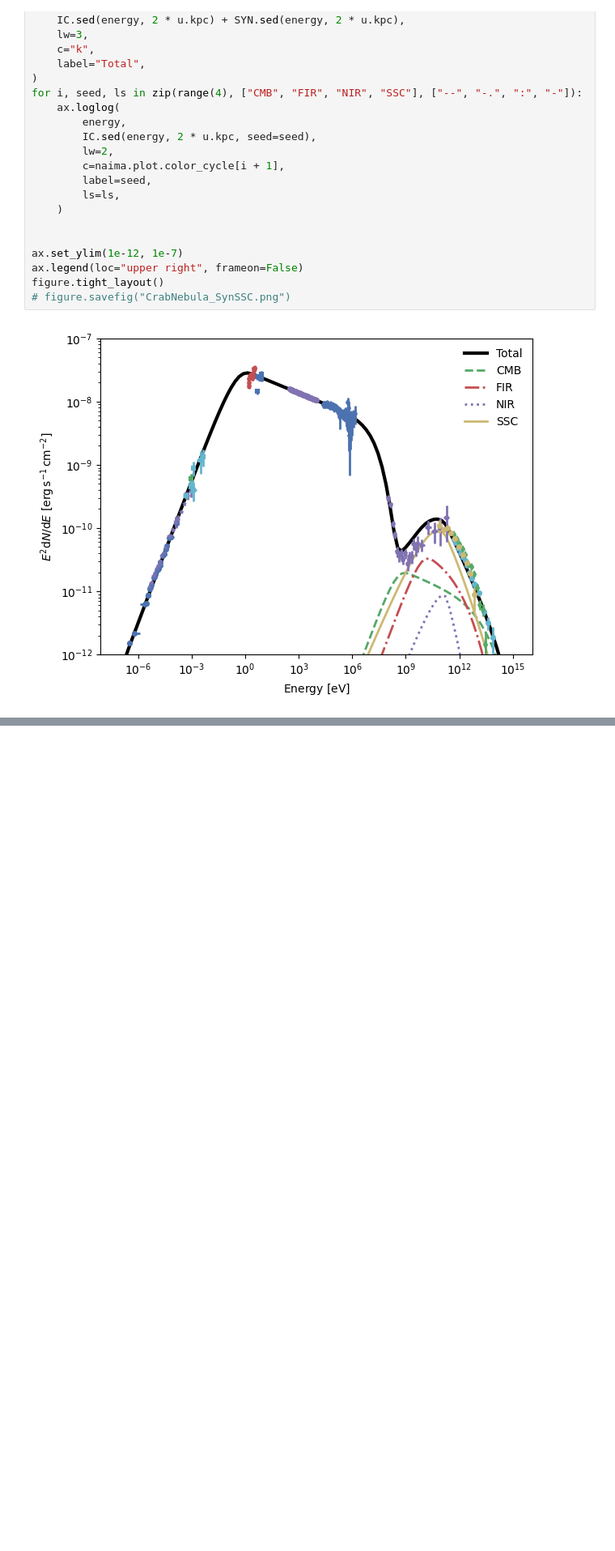
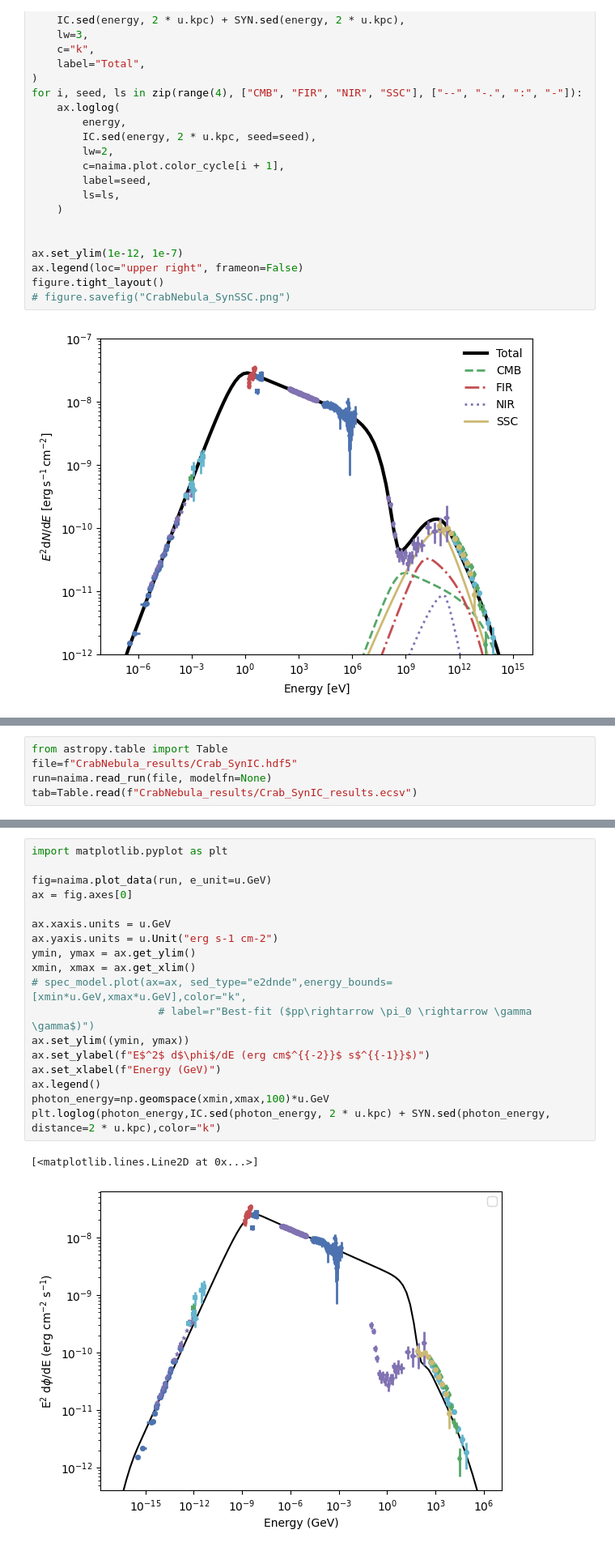
Before and after one commit to aaguasca/naima_handson, a Jupyter notebook: scripts/fit_crab.ipynb, the cells around one changed output, grey strips where cells are left out. Shown at 81% size. Cells and saved outputs as stored; diff of their text form; blank space fills up the shorter version.

```diff
--- a/scripts/fit_crab.ipynb
+++ b/scripts/fit_crab.ipynb
@@ -76,0 +219,5 @@ figure.tight_layout()
+# %%
+from astropy.table import Table
+file=f"CrabNebula_results/Crab_SynIC.hdf5"
+run=naima.read_run(file, modelfn=None)
+tab=Table.read(f"CrabNebula_results/Crab_SynIC_results.ecsv")
@@ -76,0 +271,21 @@ figure.tight_layout()
+# %%
+import matplotlib.pyplot as plt
+
+fig=naima.plot_data(run, e_unit=u.GeV)
+ax = fig.axes[0]
+
+ax.xaxis.units = u.GeV
+ax.yaxis.units = u.Unit("erg s-1 cm-2")
+ymin, ymax = ax.get_ylim()
+xmin, xmax = ax.get_xlim()
+# spec_model.plot(ax=ax, sed_type="e2dnde",energy_bounds=[xmin*u.GeV,xmax*u.GeV],color="k",
+                    # label=r"Best-fit ($pp\rightarrow \pi_0 \rightarrow \gamma \gamma$)")
+ax.set_ylim((ymin, ymax))
+ax.set_ylabel(f"E$^2$ d$\phi$/dE (erg cm$^{{-2}}$ s$^{{-1}}$)")
+ax.set_xlabel(f"Energy (GeV)")
+ax.legend()
+photon_energy=np.geomspace(xmin,xmax,100)*u.GeV
+plt.loglog(photon_energy,IC.sed(photon_energy, 2 * u.kpc) + SYN.sed(photon_energy, distance=2 * u.kpc),color="k")
+# %% [output]
+[<matplotlib.lines.Line2D at 0x...>]
+[figure, added]
```
Also changed, not shown: parts of 5 cells of this notebook, 13 other files.
